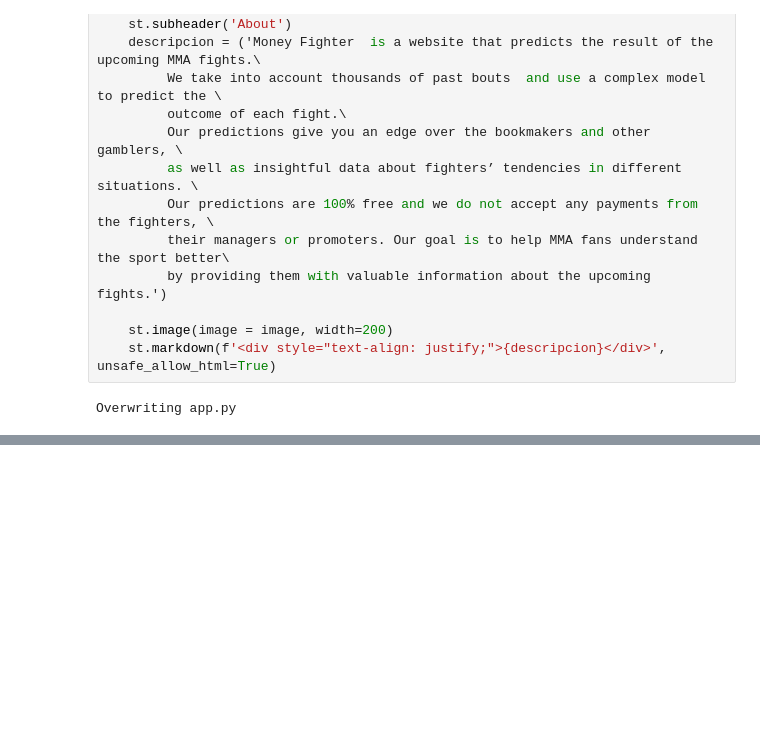
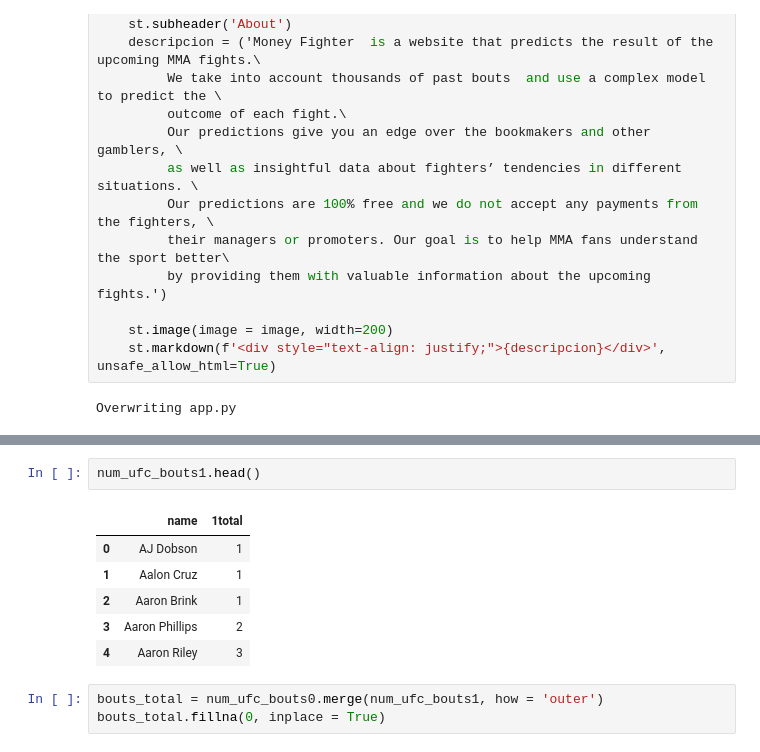
Before and after one commit to PacoRodriguezLozano/MoneyFighter, a Jupyter notebook: scraping_ufc.ipynb, the cells around one changed output, grey strips where cells are left out. Drawn from its saved outputs; the diff is of its cells as text; blank space fills up the shorter version.

```diff
--- a/scraping_ufc.ipynb
+++ b/scraping_ufc.ipynb
@@ -972,0 +1094,12 @@ Overwriting app.py
+# %%
+num_ufc_bouts1.head()
+# %% [output]
+|  | name | 1total |
+| 0 | AJ Dobson | 1 |
+| 1 | Aalon Cruz | 1 |
+| 2 | Aaron Brink | 1 |
+| 3 | Aaron Phillips | 2 |
+| 4 | Aaron Riley | 3 |
+# %%
+bouts_total = num_ufc_bouts0.merge(num_ufc_bouts1, how = 'outer')
+bouts_total.fillna(0, inplace = True)
```
Also changed, not shown: parts of 49 cells of this notebook, 1 other file.
